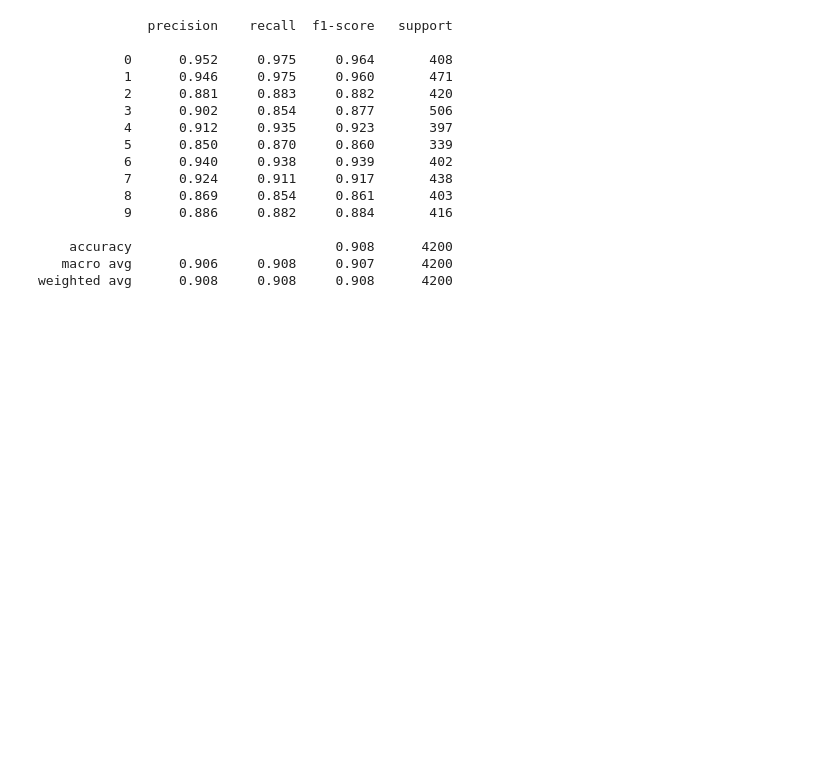
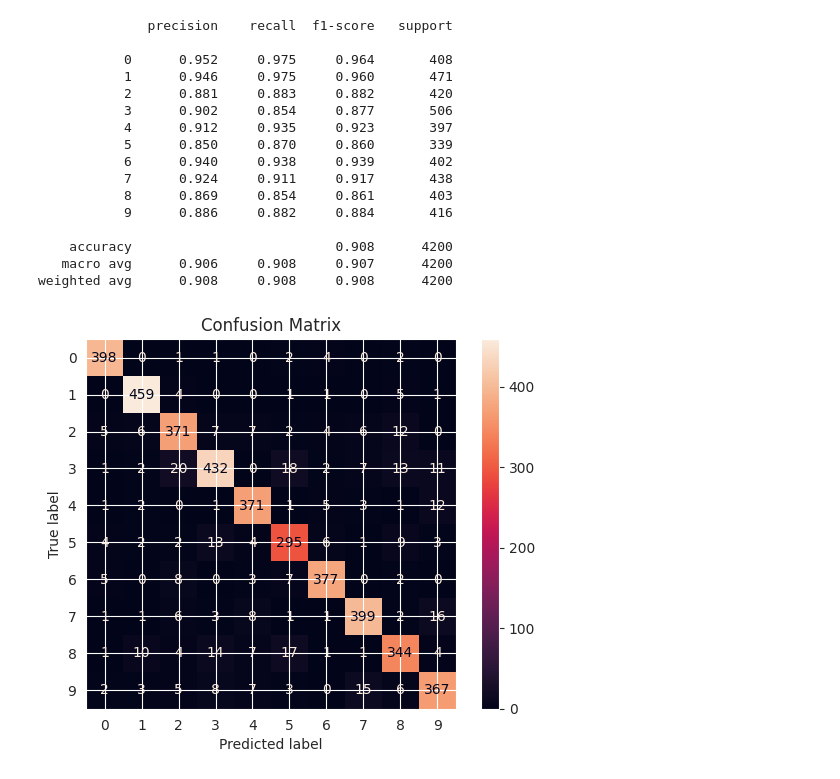
Before and after one commit to gonzur75/data_science_main, a Jupyter notebook: preparing_data_for_ml/notebooks/svm_mnist.ipynb, the cells around one changed output. Cells and saved outputs as stored; diff of their text form; code cells hidden in the pictures; blank space fills up the shorter version.

```diff
--- a/preparing_data_for_ml/notebooks/svm_mnist.ipynb
+++ b/preparing_data_for_ml/notebooks/svm_mnist.ipynb
@@ -113,3 +113,14 @@ print(classification_report(y_test, y_pred, digits=3))
     accuracy                          0.908      4200
    macro avg      0.906     0.908     0.907      4200
 weighted avg      0.908     0.908     0.908      4200
+# %%
+cm = confusion_matrix(y_test, y_pred, labels= np.unique(y_test))
+disp = ConfusionMatrixDisplay(confusion_matrix=cm, display_labels=np.unique(y_test))
+
+fig, ax = plt.subplots()
+disp.plot(values_format="d", cmap=None, ax=ax)
+ax.set_title("Confusion Matrix")
+
+plt.show()
+# %% [output]
+[figure, added]
```
Also changed, not shown: parts of 6 cells of this notebook, 1 other file.
